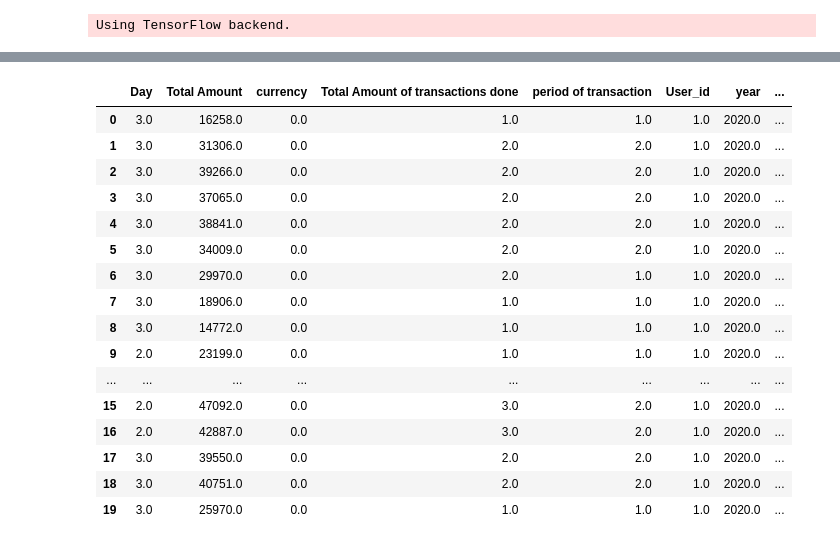
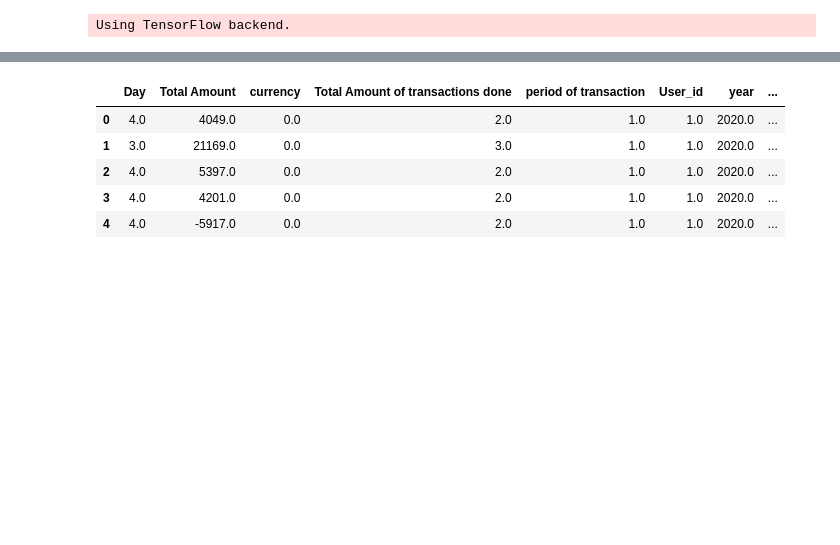
Before and after one commit to kene111/Personal_Projects, a Jupyter notebook: Pattern Detector/Pattern Detector.ipynb, the cells around one changed output, grey strips where cells are left out. Cells and saved outputs as stored; diff of their text form; code cells hidden in the pictures; blank space fills up the shorter version.

```diff
--- a/Pattern Detector/Pattern Detector.ipynb
+++ b/Pattern Detector/Pattern Detector.ipynb
@@ -161,3 +215,5 @@ for date in dates:
+# %%
+year, month, day =  date_ordering(test_dates)
 # %%
 test_data['year'] = year
 test_data['month'] = month
@@ -173,4 +245,4 @@ test_data = test_data.replace({'currency': currency })
 # %%
 data_total = pd.concat((trans, test_data), axis = 0)
 # %%
-inputs = data_total[len(data_total) - len(test_data) - 9 :].values
+inputs = data_total[len(data_total) - len(test_data) - time_steps :]#.values
@@ -199,6 +248,0 @@ inputs = sc.transform(inputs)
-# %%
-x_test = []
-for i in range(9, 29):
-    x_test.append(inputs[i-9:i,: ])
-
-x_test= np.array(x_test)
@@ -204,0 +256,5 @@ x_test= np.array(x_test)
+# %%
+x_test = []
+for i in range(time_steps, 18):#25):                #This method of setting the range value is wrong, the range value is to be
+    x_test.append(inputs[i - time_steps: i, : ])    # from 7 to 25,this is because we are meant to predict for the next 18 days,
+                                                    # setting the range to (7, 25) gives an error that is yet to be resolved.
@@ -211,25 +269,14 @@ predicted_values = sc.inverse_transform(predicted_values)
 pred_df = pd.DataFrame(predicted_values, columns= test_data.columns)
 # %%
 pred_df = pred_df.round()
-pred_df
+pred_df.head()
 # %% [output]
 |  | Day | Total Amount | currency | Total Amount of transactions done | period of transaction | User_id | year | ... |
-| 0 | 3.0 | 16258.0 | 0.0 | 1.0 | 1.0 | 1.0 | 2020.0 | ... |
-| 1 | 3.0 | 31306.0 | 0.0 | 2.0 | 2.0 | 1.0 | 2020.0 | ... |
-| 2 | 3.0 | 39266.0 | 0.0 | 2.0 | 2.0 | 1.0 | 2020.0 | ... |
-| 3 | 3.0 | 37065.0 | 0.0 | 2.0 | 2.0 | 1.0 | 2020.0 | ... |
-| 4 | 3.0 | 38841.0 | 0.0 | 2.0 | 2.0 | 1.0 | 2020.0 | ... |
-| 5 | 3.0 | 34009.0 | 0.0 | 2.0 | 2.0 | 1.0 | 2020.0 | ... |
-| 6 | 3.0 | 29970.0 | 0.0 | 2.0 | 1.0 | 1.0 | 2020.0 | ... |
-| 7 | 3.0 | 18906.0 | 0.0 | 1.0 | 1.0 | 1.0 | 2020.0 | ... |
-| 8 | 3.0 | 14772.0 | 0.0 | 1.0 | 1.0 | 1.0 | 2020.0 | ... |
-| 9 | 2.0 | 23199.0 | 0.0 | 1.0 | 1.0 | 1.0 | 2020.0 | ... |
-| ... | ... | ... | ... | ... | ... | ... | ... | ... |
-| 15 | 2.0 | 47092.0 | 0.0 | 3.0 | 2.0 | 1.0 | 2020.0 | ... |
-| 16 | 2.0 | 42887.0 | 0.0 | 3.0 | 2.0 | 1.0 | 2020.0 | ... |
-| 17 | 3.0 | 39550.0 | 0.0 | 2.0 | 2.0 | 1.0 | 2020.0 | ... |
-| 18 | 3.0 | 40751.0 | 0.0 | 2.0 | 2.0 | 1.0 | 2020.0 | ... |
-| 19 | 3.0 | 25970.0 | 0.0 | 1.0 | 1.0 | 1.0 | 2020.0 | ... |
+| 0 | 4.0 | 4049.0 | 0.0 | 2.0 | 1.0 | 1.0 | 2020.0 | ... |
+| 1 | 3.0 | 21169.0 | 0.0 | 3.0 | 1.0 | 1.0 | 2020.0 | ... |
+| 2 | 4.0 | 5397.0 | 0.0 | 2.0 | 1.0 | 1.0 | 2020.0 | ... |
+| 3 | 4.0 | 4201.0 | 0.0 | 2.0 | 1.0 | 1.0 | 2020.0 | ... |
+| 4 | 4.0 | -5917.0 | 0.0 | 2.0 | 1.0 | 1.0 | 2020.0 | ... |
 # %%
 plt.plot(test_data['Total Amount'], color = 'black', label = ' REAL DATA')
 plt.plot(pred_df['Total Amount'], color = 'blue', label= 'PREDICTED DATA')
```
Also changed, not shown: parts of 28 cells of this notebook, 2 other files.
